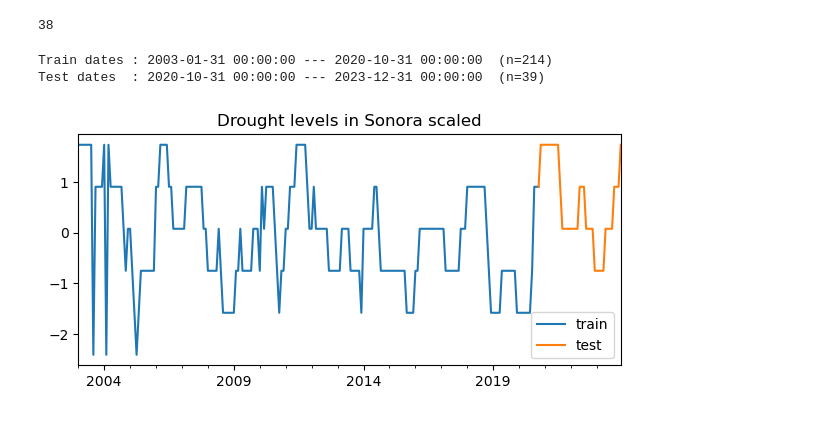
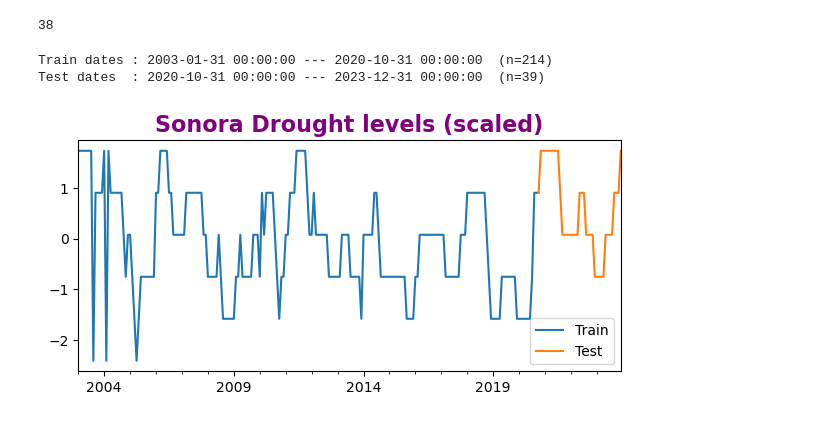
Before and after one commit to CCT-Dublin/capstone-project-feb-2024-ft-Denisse14GT, a Jupyter notebook: Ca3.ipynb, the cells around one changed output. Cells and saved outputs as stored; diff of their text form; code cells hidden in the pictures.

```diff
--- a/Ca3.ipynb
+++ b/Ca3.ipynb
@@ -996,10 +994,8 @@ from sklearn.preprocessing import StandardScaler
 # %%
 scaler = StandardScaler()
 
-df_scaled_values = scaler.fit_transform(orig_df2)
-
-# Convertir de nuevo a DataFrame para mantener el índice
-df_scaled = pd.DataFrame(df_scaled_values, columns=orig_df2.columns, index=orig_df2.index)
+df_scaled_values = scaler.fit_transform(orig_df2[["Sonora"]])
+df_scaled = pd.DataFrame(df_scaled_values, columns=["Sonora"], index=orig_df2.index)
 # %%
 df_scaled.head()
 # %% [output]
@@ -1094,24 +1062,24 @@ len(test1)
 # %%
 fin_train = '2020-10-31 00:00:00'
 print(
     f"Train dates : {Sonora_scaled.index.min()} --- {Sonora_scaled.loc[:fin_train].index.max()}  "
     f"(n={len(Sonora_scaled.loc[:fin_train])})"
 )
 print(
     f"Test dates  : {Sonora_scaled.loc[fin_train:].index.min()} --- {Sonora_scaled.loc[:].index.max()}  "
     f"(n={len(Sonora_scaled.loc[fin_train:])})"
 )
 data_train = Sonora_scaled.loc[:fin_train]
 data_test  = Sonora_scaled.loc[fin_train:]
 
 
 fig, ax=plt.subplots(figsize=(7, 3))
-data_train.plot(ax=ax, label='train')
-data_test.plot(ax=ax, label='test')
-ax.set_title('Drought levels in Sonora scaled')
+data_train.plot(ax=ax, label='Train')
+data_test.plot(ax=ax, label='Test')
+ax.set_title('Sonora Drought levels (scaled)',fontsize= 16, fontweight= 'bold', color= 'purple')
 ax.legend();
 # %% [output]
 Train dates : 2003-01-31 00:00:00 --- 2020-10-31 00:00:00  (n=214)
 Test dates  : 2020-10-31 00:00:00 --- 2023-12-31 00:00:00  (n=39)
-[figure, old version]
+[figure, new version]
 # %%
```
Also changed, not shown: parts of 69 cells of this notebook.
